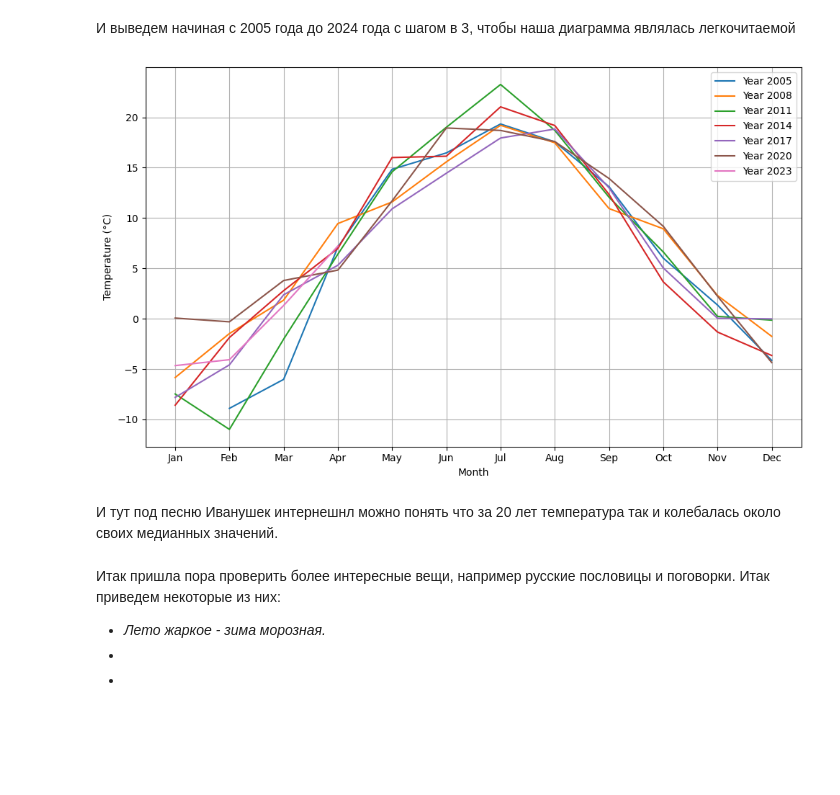
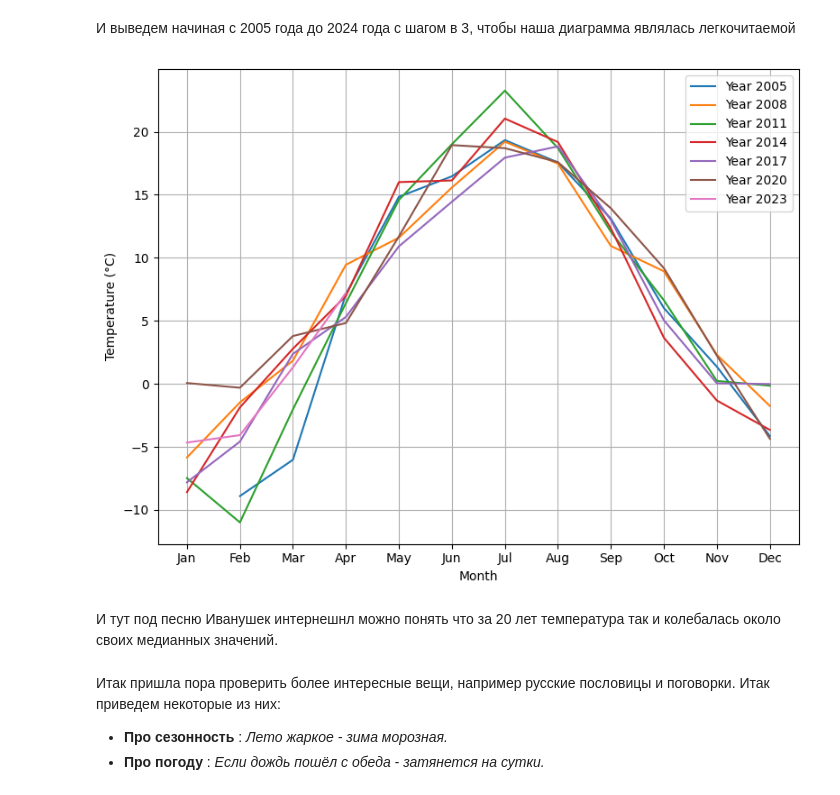
Before and after one commit to phrog-rgb/Weather_project, a Jupyter notebook: main.ipynb, the cells around one changed output. Cells and saved outputs as stored; diff of their text form; code cells hidden in the pictures; blank space fills up the shorter version.

```diff
--- a/main.ipynb
+++ b/main.ipynb
@@ -378,31 +354,30 @@ monthly_avg_temps
 И выведем начиная с 2005 года до 2024 года с шагом в 3, чтобы наша диаграмма являлась легкочитаемой
 # %%
 years = [year for year in range(2005,2024,3)]
-fig, ax = plt.subplots(figsize=(10, 6))
+fig, ax = plt.subplots(figsize=(8, 6))
 
 for year in years:
     yearly_data = monthly_avg_temps[monthly_avg_temps['Year'] == year]
     if not yearly_data.empty:
         ax.plot(yearly_data['Month'], yearly_data['AVG(Temp)'], label=f'Year {year}')
 
 ax.set_ylabel('Temperature (°C)')
 ax.set_xlabel('Month')
 ax.legend()
 ax.grid(True)
 ax.set_xticks(np.arange(1, 13))
 ax.set_xticklabels(['Jan', 'Feb', 'Mar', 'Apr', 'May', 'Jun', 'Jul', 'Aug', 'Sep', 'Oct', 'Nov', 'Dec'])
 
 plt.tight_layout()
 plt.show()
 # %% [output]
-[figure, old version]
+[figure, new version]
 # %% [markdown]
 И тут под песню Иванушек интернешнл можно понять что за 20 лет температура так и колебалась около своих медианных значений.
 # %% [markdown]
 Итак пришла пора проверить более интересные вещи, например русские пословицы и поговорки. Итак приведем некоторые из них:
-- <i> Лето жаркое - зима морозная.</i>
--
--
+- <b> Про сезонность </b> : <i> Лето жаркое - зима морозная.</i>
+- <b> Про погоду </b> : <i>Если дождь пошёл с обеда - затянется на сутки.</i>
 # %%
 def get_winter_year(row):
     if row['Month'] == 12:
```
Also changed, not shown: parts of 34 cells of this notebook, 3 other files.
